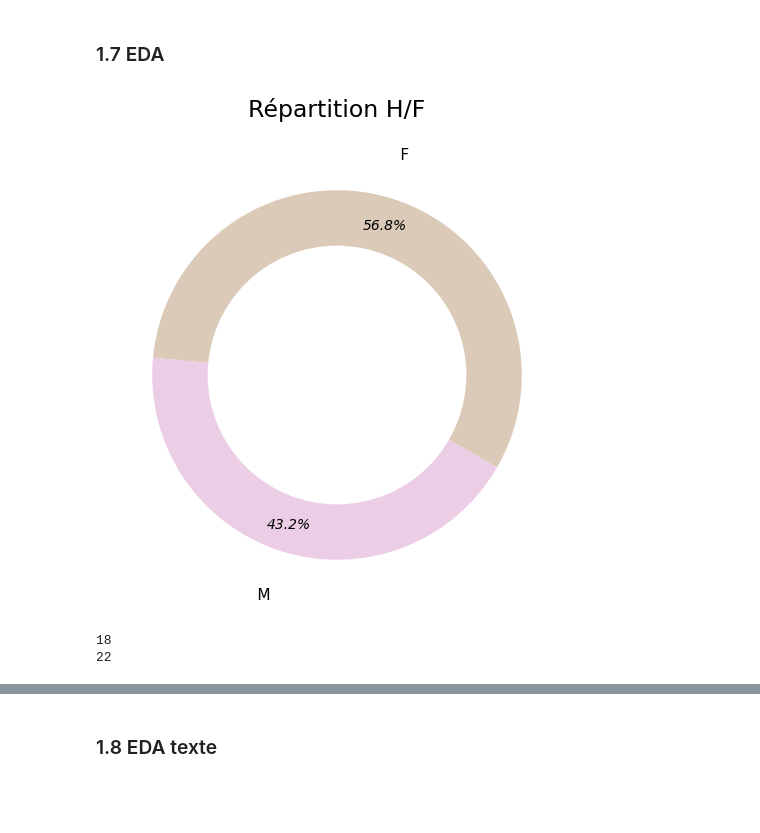
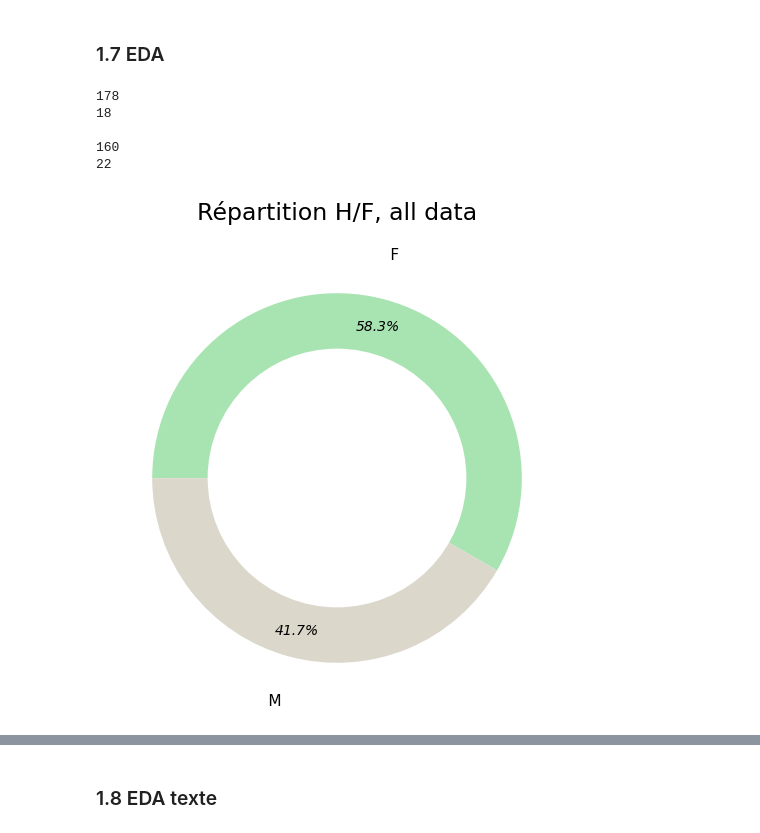
Before and after one commit to Kiwinokoto/OC_projet_7_Transcription_speech_to_text_et_traduction, a Jupyter notebook: Oudelet_Kevin_2_notebook_130424.ipynb, the cells around one changed output, grey strips where cells are left out. Saved outputs shown, nothing was run; the diff lists cells and outputs as text; code cells hidden in the pictures; blank space fills up the shorter version.

```diff
--- a/Oudelet_Kevin_2_notebook_130424.ipynb
+++ b/Oudelet_Kevin_2_notebook_130424.ipynb
@@ -811,16 +836,20 @@ test_data.head()
 # %%
 # Infos générales sur le dataset, exemple :
 # répartition H/F (lecteurs/lectrices)
 
-doughnut(data, 'gender', 'Répartition H/F')
+# nb de lecteurs/lectrices
+print(raw_data['speaker'].nunique())
+print(data['speaker'].nunique(), '\n')
+
+# nb de livres différents
+print(raw_data['book id'].nunique())
+print(data['book id'].nunique())
+
+doughnut(raw_data, 'gender', 'Répartition H/F, all data')
 # %% [output]
+178
+18
+
+160
+22
-[figure, old version]
+[figure, new version]
-# %%
-# nb de lecteurs/lectrices
-print(data['speaker'].nunique())
-
-# nb de livres différents
-print(data['book id'].nunique())
-# %% [output]
-18
-22
```
Also changed, not shown: parts of 6 cells of this notebook, 13 other files.
